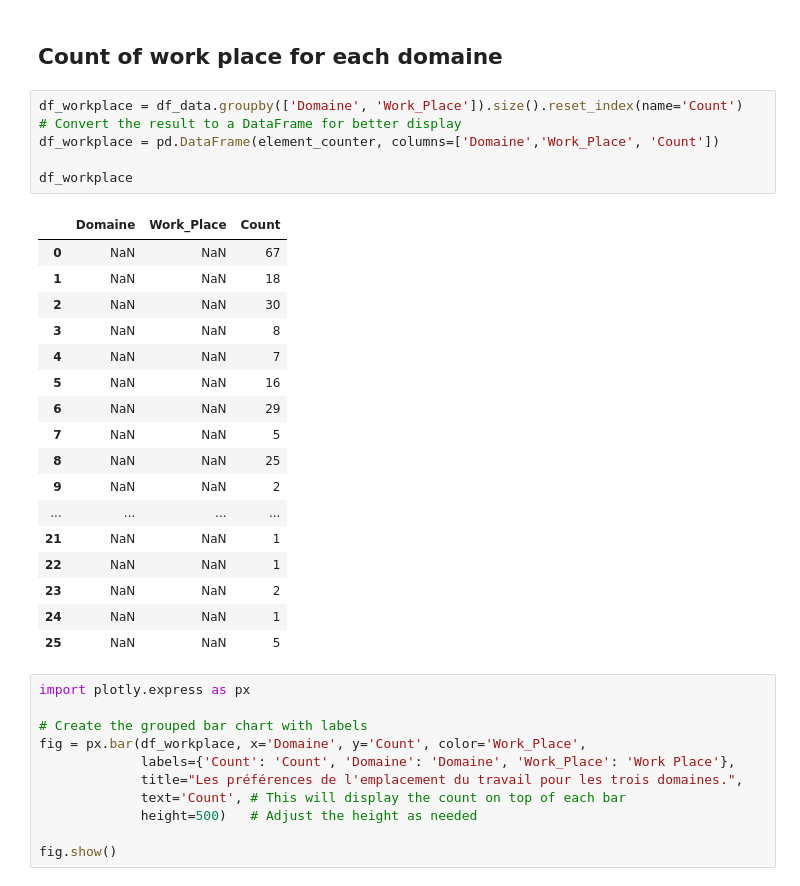
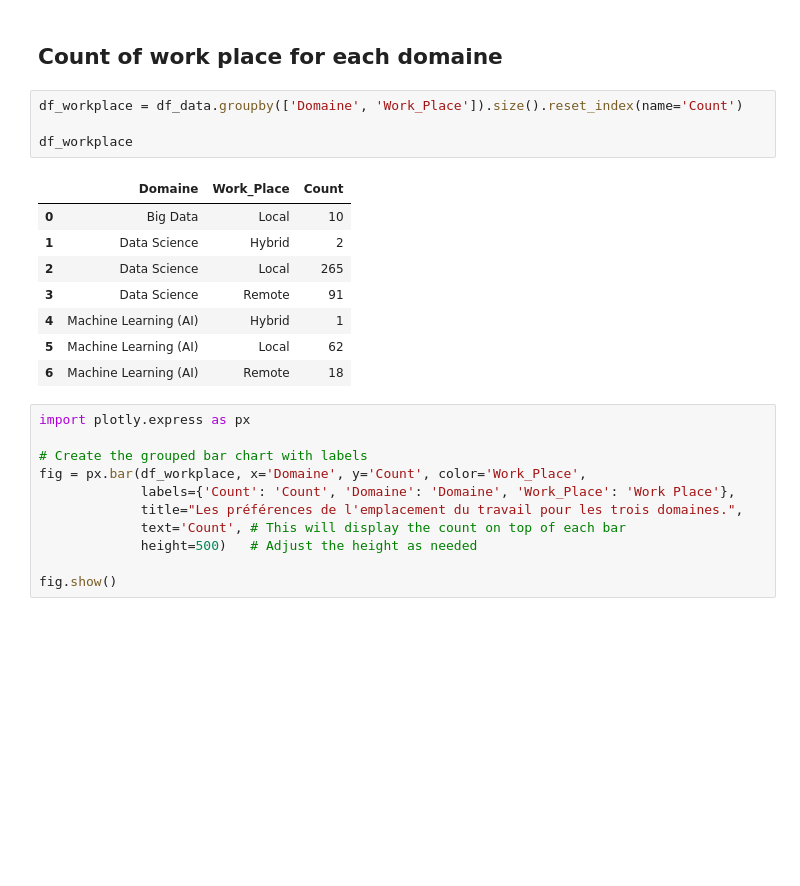
Before and after one commit to Tarifi-Hicham/jobs_project, a Jupyter notebook: script.ipynb, the cells around one changed output. Cells and saved outputs as stored; diff of their text form; blank space fills up the shorter version.

Commit message:
visualize work_place from domaines

```diff
--- a/script.ipynb
+++ b/script.ipynb
@@ -1061,28 +1060,17 @@ fig.show()
 ## Count of work place for each domaine
 # %%
 df_workplace = df_data.groupby(['Domaine', 'Work_Place']).size().reset_index(name='Count')
-# Convert the result to a DataFrame for better display
-df_workplace = pd.DataFrame(element_counter, columns=['Domaine','Work_Place', 'Count'])
 
 df_workplace
 # %% [output]
 |  | Domaine | Work_Place | Count |
-| 0 | NaN | NaN | 67 |
-| 1 | NaN | NaN | 18 |
-| 2 | NaN | NaN | 30 |
-| 3 | NaN | NaN | 8 |
-| 4 | NaN | NaN | 7 |
-| 5 | NaN | NaN | 16 |
-| 6 | NaN | NaN | 29 |
-| 7 | NaN | NaN | 5 |
-| 8 | NaN | NaN | 25 |
-| 9 | NaN | NaN | 2 |
-| ... | ... | ... | ... |
-| 21 | NaN | NaN | 1 |
-| 22 | NaN | NaN | 1 |
-| 23 | NaN | NaN | 2 |
-| 24 | NaN | NaN | 1 |
-| 25 | NaN | NaN | 5 |
+| 0 | Big Data | Local | 10 |
+| 1 | Data Science | Hybrid | 2 |
+| 2 | Data Science | Local | 265 |
+| 3 | Data Science | Remote | 91 |
+| 4 | Machine Learning (AI) | Hybrid | 1 |
+| 5 | Machine Learning (AI) | Local | 62 |
+| 6 | Machine Learning (AI) | Remote | 18 |
 # %%
 import plotly.express as px
 
```
Also changed, not shown: parts of 5 cells of this notebook.
